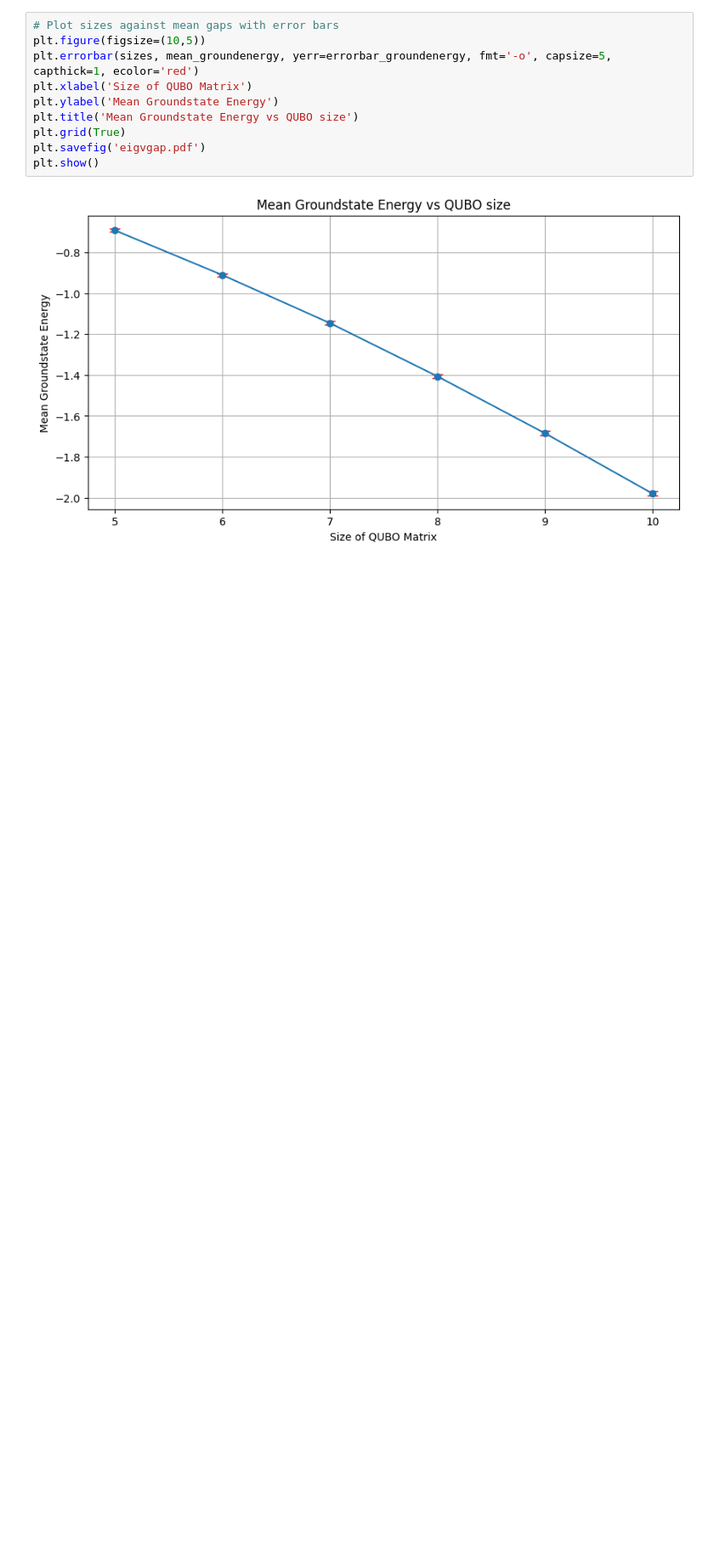
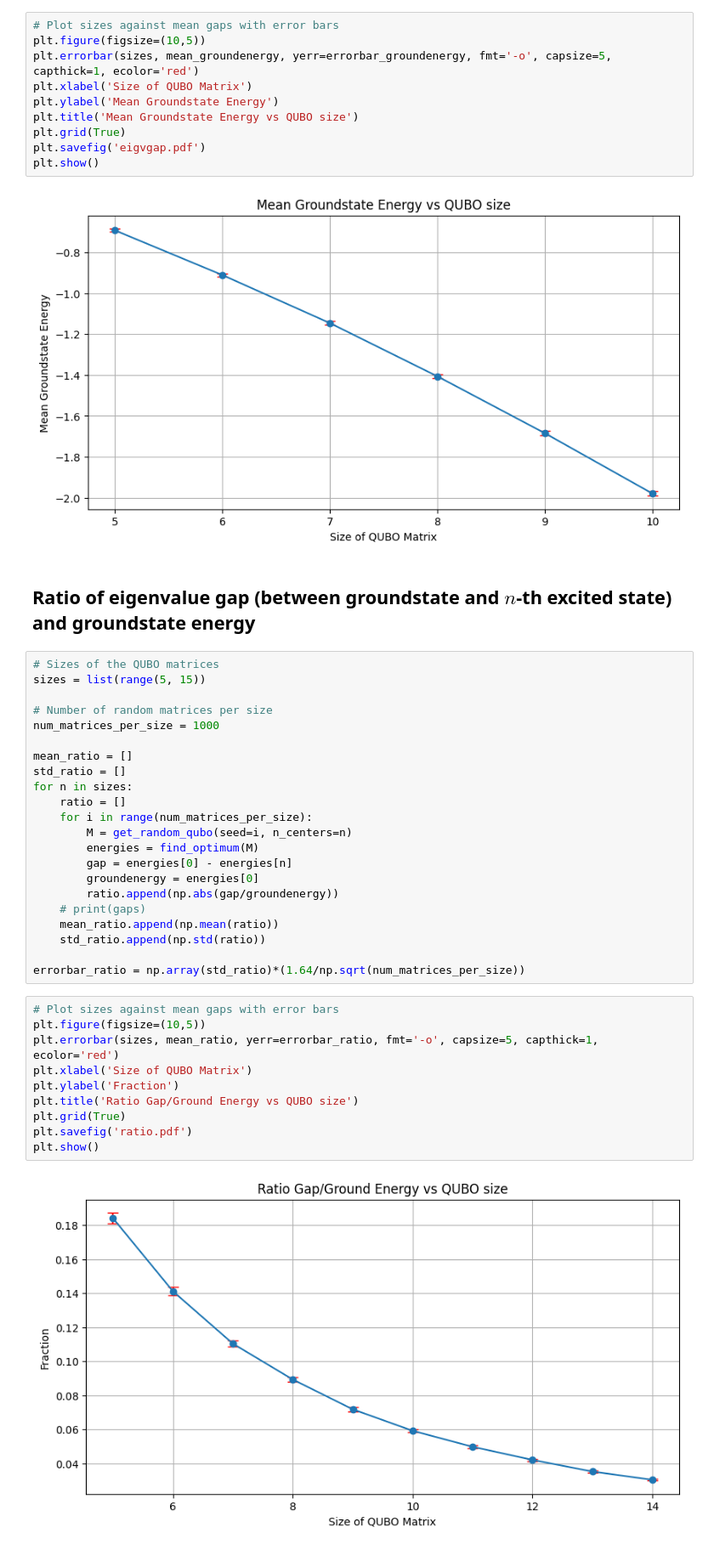
Before and after one commit to unitaryfund/aquapointer, a Jupyter notebook: notebooks/eigenvalue_gaps.ipynb, the cells around one changed output. Shown: that part at 85% size. Saved outputs shown, nothing was run; the diff lists cells and outputs as text; blank space fills up the shorter version.

```diff
--- a/notebooks/eigenvalue_gaps.ipynb
+++ b/notebooks/eigenvalue_gaps.ipynb
@@ -401,3 +401,39 @@ plt.savefig('eigvgap.pdf')
 plt.show()
 # %% [output]
 [figure]
+# %% [markdown]
+## Ratio of eigenvalue gap (between groundstate and $n$-th excited state) and groundstate energy
+# %%
+# Sizes of the QUBO matrices
+sizes = list(range(5, 15))
+
+# Number of random matrices per size
+num_matrices_per_size = 1000
+
+mean_ratio = []
+std_ratio = []
+for n in sizes:
+    ratio = []
+    for i in range(num_matrices_per_size):
+        M = get_random_qubo(seed=i, n_centers=n)
+        energies = find_optimum(M)
+        gap = energies[0] - energies[n]
+        groundenergy = energies[0]
+        ratio.append(np.abs(gap/groundenergy))
+    # print(gaps)
+    mean_ratio.append(np.mean(ratio))
+    std_ratio.append(np.std(ratio))
+
+errorbar_ratio = np.array(std_ratio)*(1.64/np.sqrt(num_matrices_per_size))
+# %%
+# Plot sizes against mean gaps with error bars
+plt.figure(figsize=(10,5))
+plt.errorbar(sizes, mean_ratio, yerr=errorbar_ratio, fmt='-o', capsize=5, capthick=1, ecolor='red')
+plt.xlabel('Size of QUBO Matrix')
+plt.ylabel('Fraction')
+plt.title('Ratio Gap/Ground Energy vs QUBO size')
+plt.grid(True)
+plt.savefig('ratio.pdf')
+plt.show()
+# %% [output]
+[figure, added]
```
Also changed, not shown: parts of 1 cell of this notebook.
